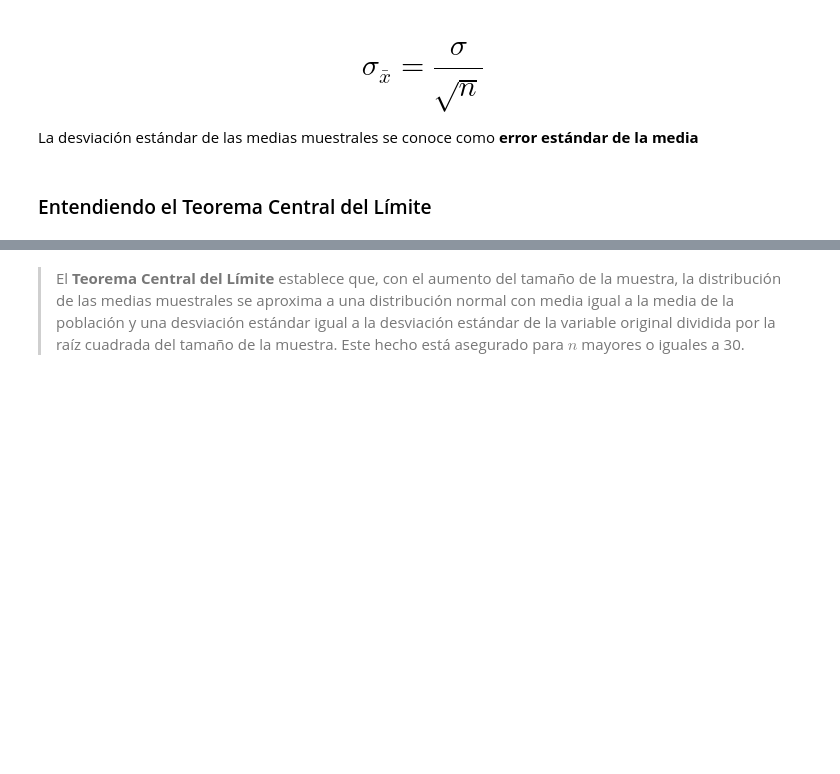
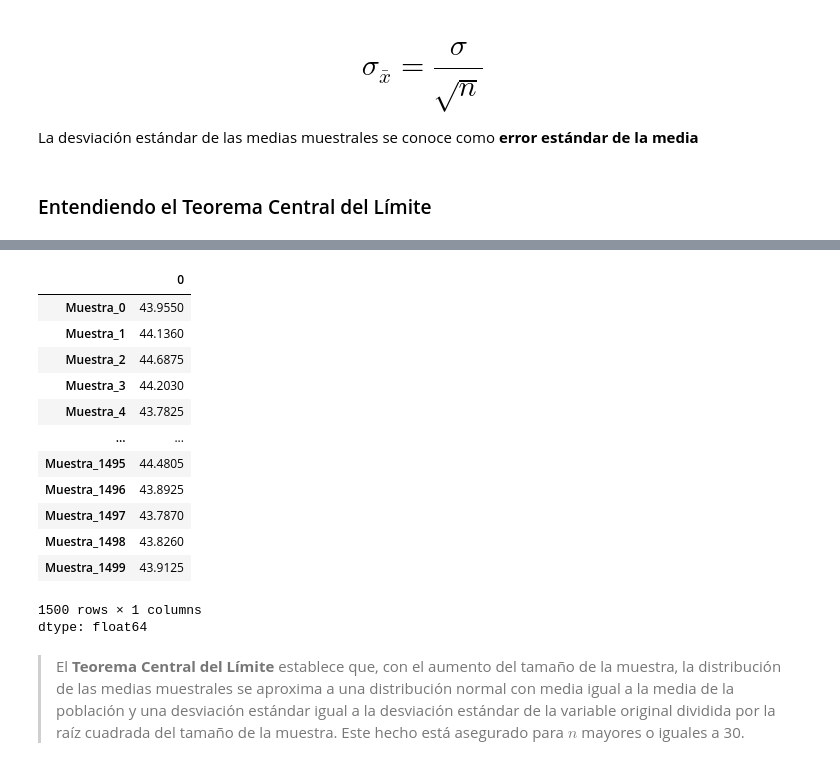
Before and after one commit to lukitasmois/Estadstica-con-Python-Probabilidad-y-muestreo, a Jupyter notebook: Inicial.ipynb, the cells around one changed output, grey strips where cells are left out. Drawn from its saved outputs; the diff is of its cells as text; code cells hidden in the pictures; blank space fills up the shorter version.

```diff
--- a/Inicial.ipynb
+++ b/Inicial.ipynb
@@ -986,2 +1015,19 @@ La desviación estándar de las medias muestrales se conoce como **error estánd
+# %%
+muestras.mean()
+# %% [output]
+|  | 0 |
+| Muestra_0 | 43.9550 |
+| Muestra_1 | 44.1360 |
+| Muestra_2 | 44.6875 |
+| Muestra_3 | 44.2030 |
+| Muestra_4 | 43.7825 |
+| ... | ... |
+| Muestra_1495 | 44.4805 |
+| Muestra_1496 | 43.8925 |
+| Muestra_1497 | 43.7870 |
+| Muestra_1498 | 43.8260 |
+| Muestra_1499 | 43.9125 |
+1500 rows × 1 columns
+dtype: float64
 # %% [markdown]
 > El **Teorema Central del Límite** establece que, con el aumento del tamaño de la muestra, la distribución de las medias muestrales se aproxima a una distribución normal con media igual a la media de la población y una desviación estándar igual a la desviación estándar de la variable original dividida por la raíz cuadrada del tamaño de la muestra. Este hecho está asegurado para $n$ mayores o iguales a 30.
```
Also changed, not shown: parts of 18 cells of this notebook.
